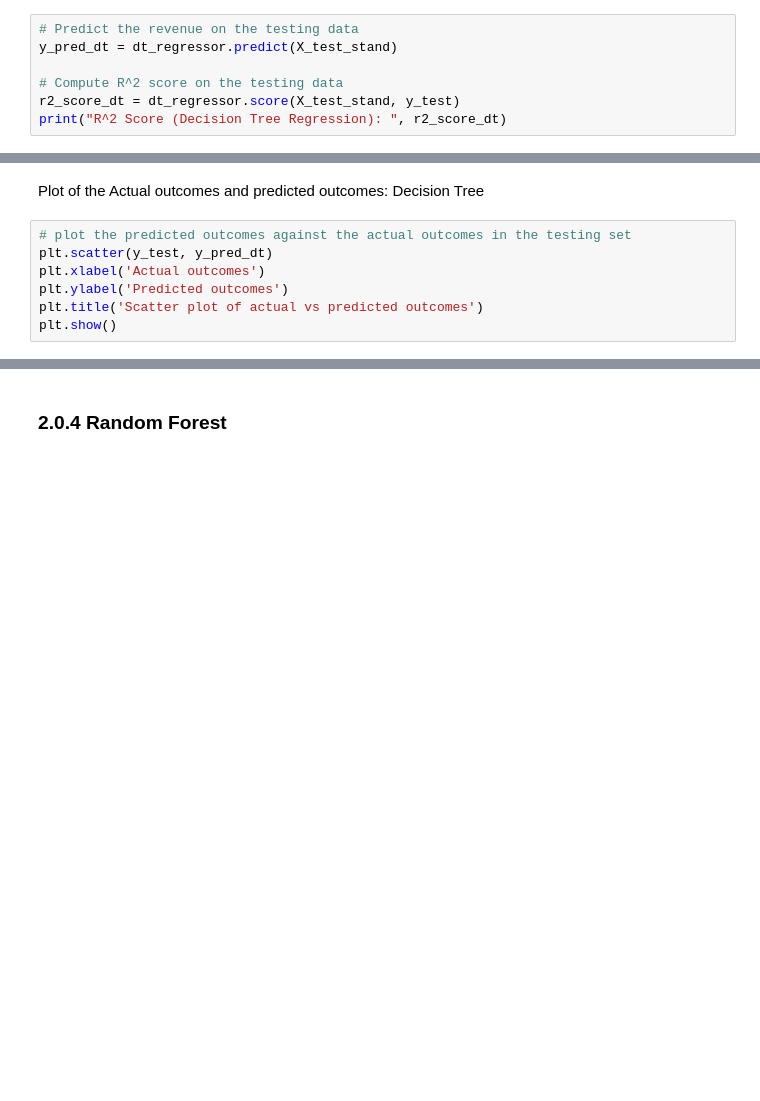
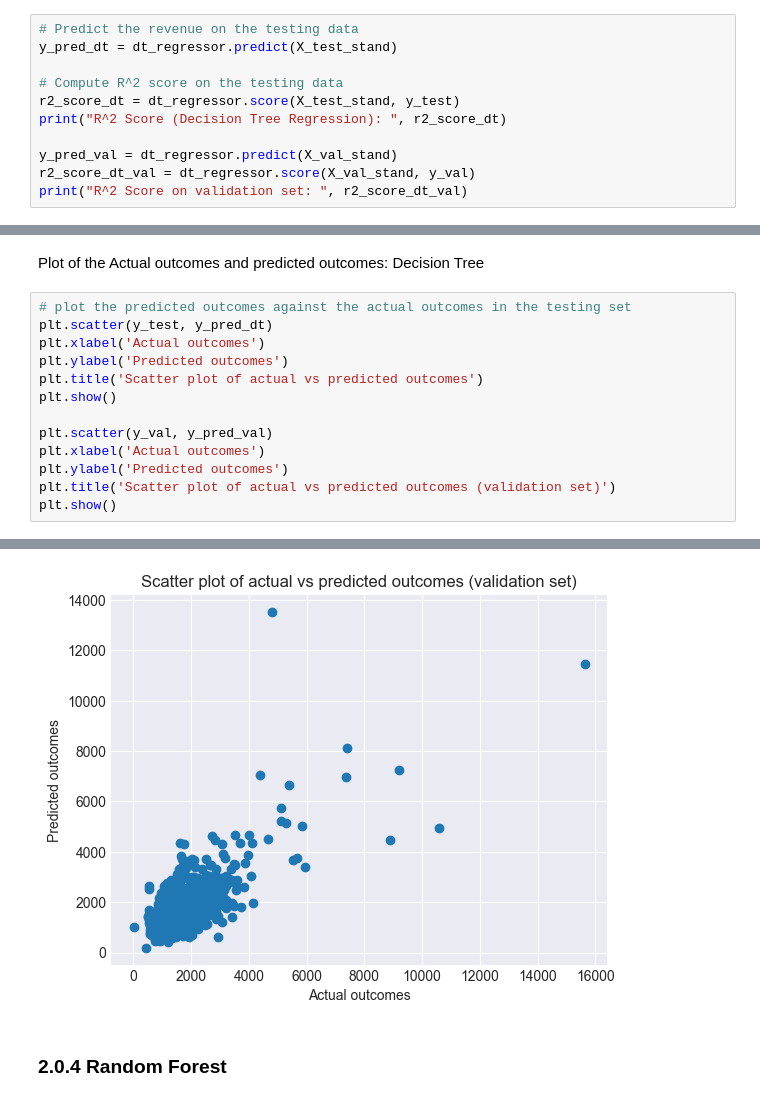
Before and after one commit to TomasHeyneman/Project-ML-, a Jupyter notebook: project.ipynb, the cells around one changed output, grey strips where cells are left out. Saved outputs shown, nothing was run; the diff lists cells and outputs as text; blank space fills up the shorter version.

```diff
--- a/project.ipynb
+++ b/project.ipynb
@@ -684,5 +684,9 @@ y_pred_dt = dt_regressor.predict(X_test_stand)
 # Compute R^2 score on the testing data
 r2_score_dt = dt_regressor.score(X_test_stand, y_test)
 print("R^2 Score (Decision Tree Regression): ", r2_score_dt)
+
+y_pred_val = dt_regressor.predict(X_val_stand)
+r2_score_dt_val = dt_regressor.score(X_val_stand, y_val)
+print("R^2 Score on validation set: ", r2_score_dt_val)
 # %% [output]
 R^2 Score (Decision Tree Regression):  0.5686868385314154
@@ -720,12 +725,19 @@ Plot of the Actual outcomes and predicted outcomes: Decision Tree
 # %%
 # plot the predicted outcomes against the actual outcomes in the testing set
 plt.scatter(y_test, y_pred_dt)
 plt.xlabel('Actual outcomes')
 plt.ylabel('Predicted outcomes')
 plt.title('Scatter plot of actual vs predicted outcomes')
 plt.show()
+
+plt.scatter(y_val, y_pred_val)
+plt.xlabel('Actual outcomes')
+plt.ylabel('Predicted outcomes')
+plt.title('Scatter plot of actual vs predicted outcomes (validation set)')
+plt.show()
 # %% [output]
 [figure]
+[figure, added]
 # %% [markdown]
 ### 2.0.4 Random Forest
 # %%
```
Also changed, not shown: parts of 34 cells of this notebook, 2 other files.
